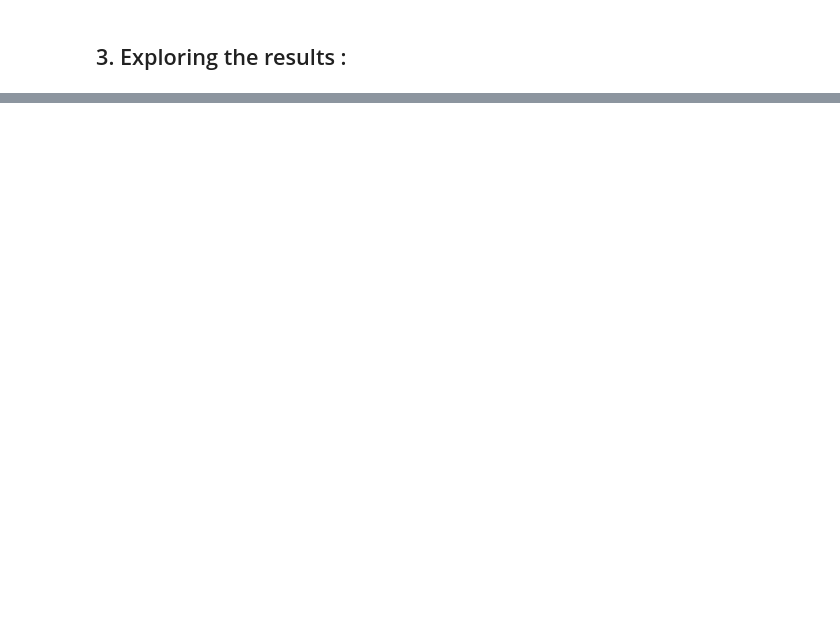
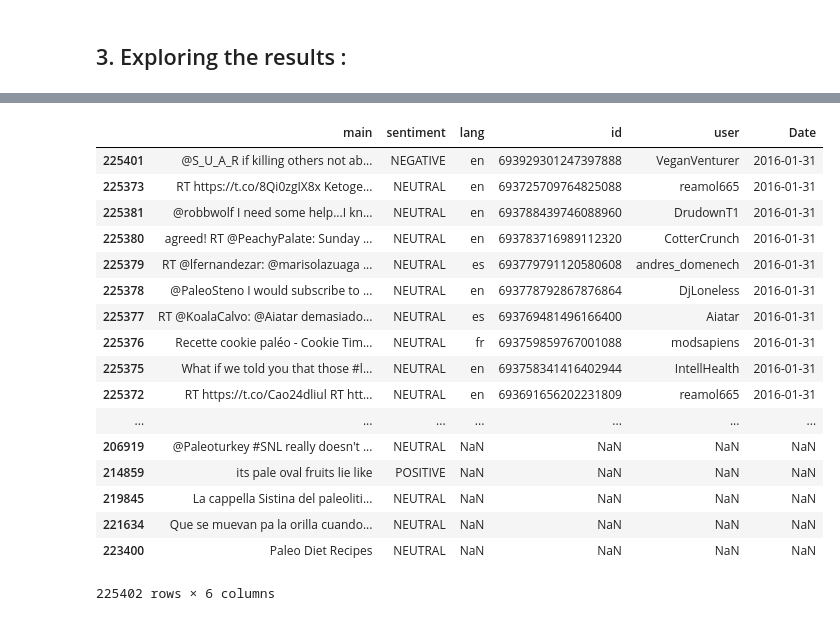
Before and after one commit to Firas11993/ada2017, a Jupyter notebook: Project/Project.ipynb, the cells around one changed output, grey strips where cells are left out. Drawn from its saved outputs; the diff is of its cells as text; code cells hidden in the pictures; blank space fills up the shorter version.

```diff
--- a/Project/Project.ipynb
+++ b/Project/Project.ipynb
@@ -706,0 +726,8 @@ plot_sentiments(meditation_sentiments,'Sentiments about meditation')
+# %%
+def create_columns(row,n):
+
+    try :
+        row.split('\t')[1]
+
+    except IndexError : return np.nan
+    return row.split('\t')[n]
@@ -706,0 +784,36 @@ plot_sentiments(meditation_sentiments,'Sentiments about meditation')
+# %%
+import datetime as dt
+
+months={'Jan' : 1,'Feb' : 2, 'Mar' : 3,'Apr' : 4, 'May' : 5, 'Jun':6,'Jul':7, 'Aug':8, 'Sep':9, 'Oct':10, 'Nov':11, 'Dec':12}
+
+def process_date(x):
+    try :
+        tab = x.split(' ')
+        y = int(tab[5])
+        m = months[tab[1]]
+        d = int(tab[2])
+    except  AttributeError : return np.nan
+    return dt.date(y,m,d)
+# %%
+dataPaleo['Date'] = dataPaleo['date'].apply(lambda x : process_date(x))
+dataPaleo = dataPaleo.drop('date', axis=1)
+dataPaleo.sort_values(by='Date', ascending=False)#, na_position='first')
+# %% [output]
+|  | main | sentiment | lang | id | user | Date |
+| 225401 | @S_U_A_R if killing others not ab... | NEGATIVE | en | 693929301247397888 | VeganVenturer | 2016-01-31 |
+| 225373 | RT https://t.co/8Qi0zgIX8x Ketoge... | NEUTRAL | en | 693725709764825088 | reamol665 | 2016-01-31 |
+| 225381 | @robbwolf I need some help...I kn... | NEUTRAL | en | 693788439746088960 | DrudownT1 | 2016-01-31 |
+| 225380 | agreed! RT @PeachyPalate: Sunday ... | NEUTRAL | en | 693783716989112320 | CotterCrunch | 2016-01-31 |
+| 225379 | RT @lfernandezar: @marisolazuaga ... | NEUTRAL | es | 693779791120580608 | andres_domenech | 2016-01-31 |
+| 225378 | @PaleoSteno I would subscribe to ... | NEUTRAL | en | 693778792867876864 | DjLoneless | 2016-01-31 |
+| 225377 | RT @KoalaCalvo: @Aiatar demasiado... | NEUTRAL | es | 693769481496166400 | Aiatar | 2016-01-31 |
+| 225376 | Recette cookie paléo - Cookie Tim... | NEUTRAL | fr | 693759859767001088 | modsapiens | 2016-01-31 |
+| 225375 | What if we told you that those #l... | NEUTRAL | en | 693758341416402944 | IntellHealth | 2016-01-31 |
+| 225372 | RT https://t.co/Cao24dliul RT htt... | NEUTRAL | en | 693691656202231809 | reamol665 | 2016-01-31 |
+| ... | ... | ... | ... | ... | ... | ... |
+| 206919 | @Paleoturkey #SNL really doesn't ... | NEUTRAL | NaN | NaN | NaN | NaN |
+| 214859 | its pale oval fruits lie like | POSITIVE | NaN | NaN | NaN | NaN |
+| 219845 | La cappella Sistina del paleoliti... | NEUTRAL | NaN | NaN | NaN | NaN |
+| 221634 | Que se muevan pa la orilla cuando... | NEUTRAL | NaN | NaN | NaN | NaN |
+| 223400 | Paleo Diet Recipes | NEUTRAL | NaN | NaN | NaN | NaN |
+225402 rows × 6 columns
```
Also changed, not shown: parts of 18 cells of this notebook.
